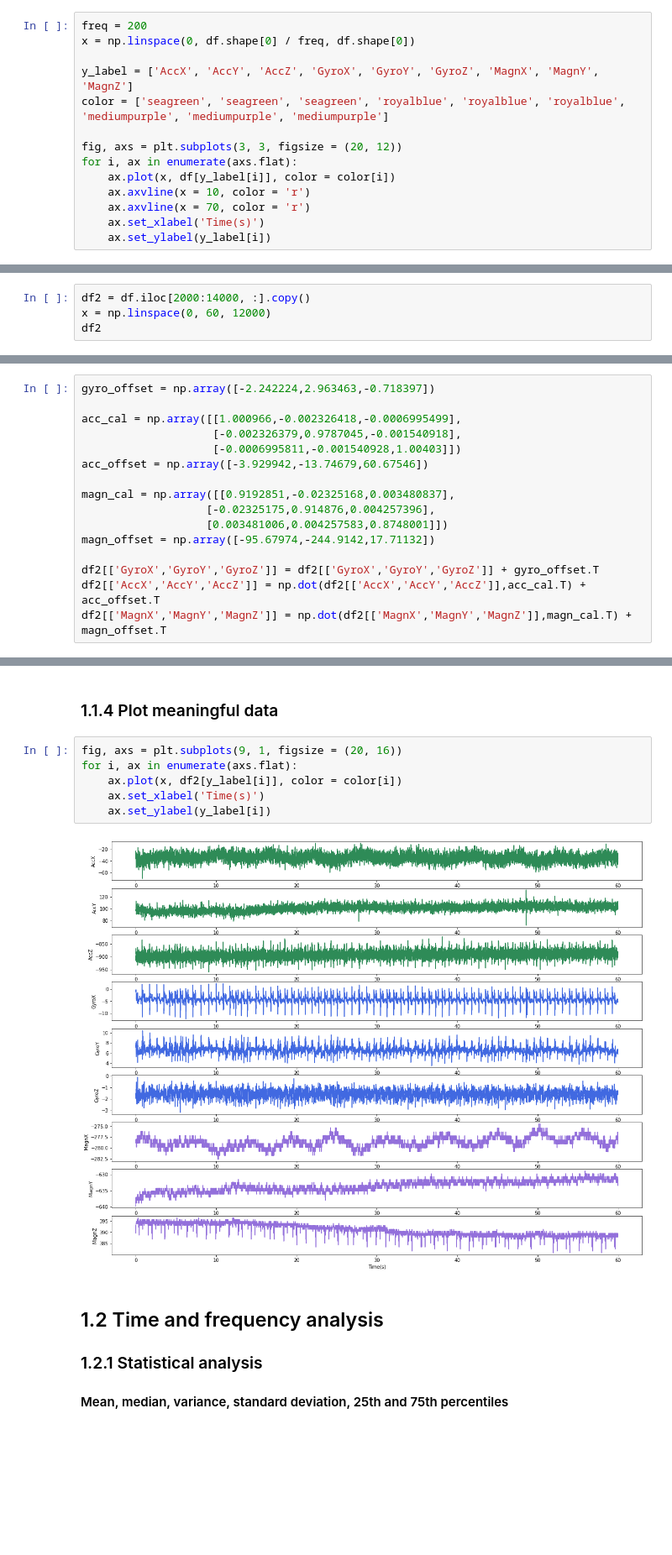
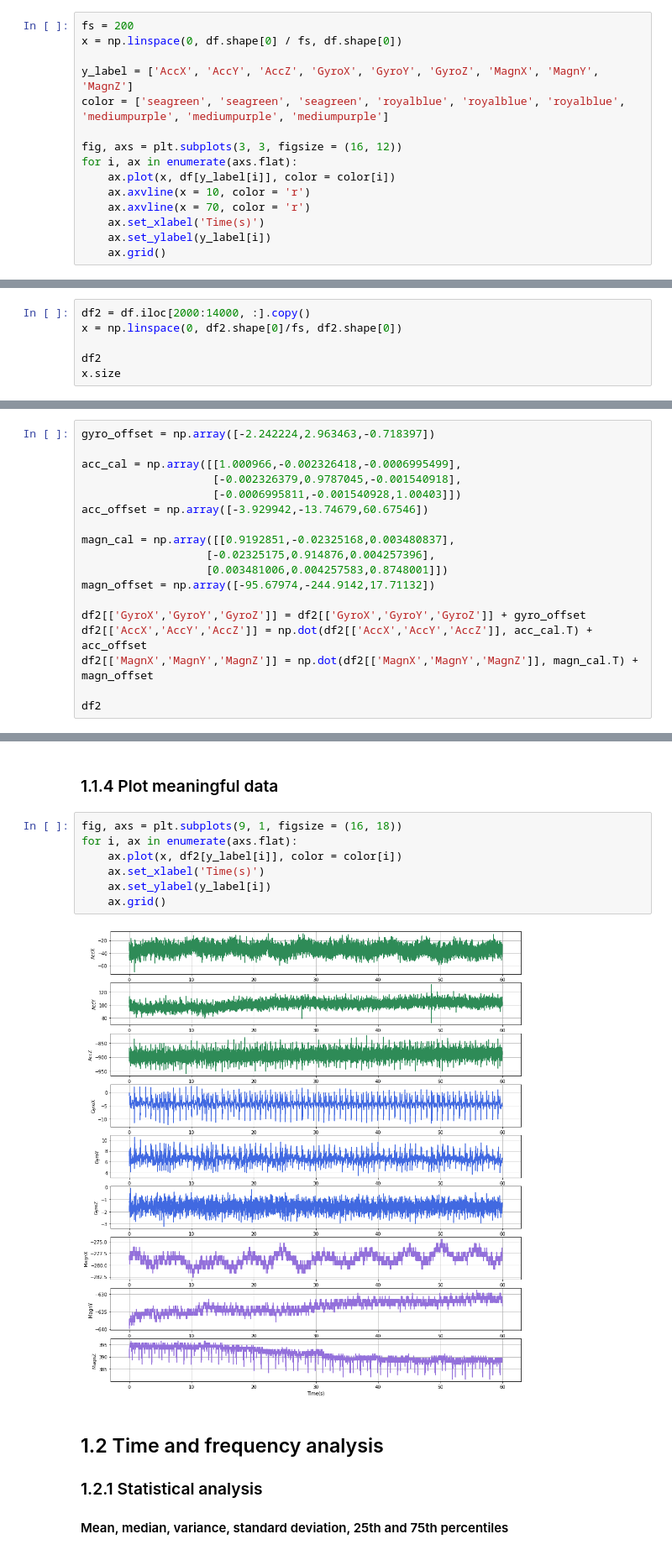
Before and after one commit to Mohsen-Kordi/ProjectRESP, a Jupyter notebook: Project.ipynb, the cells around one changed output, grey strips where cells are left out. Shown at 84% size. Drawn from its saved outputs; the diff is of its cells as text; blank space fills up the shorter version.

```diff
--- a/Project.ipynb
+++ b/Project.ipynb
@@ -127,17 +132,18 @@ df
 
 First and last 10 seconds are very nosy, so we removed those data from the dataset
 # %%
-freq = 200
-x = np.linspace(0, df.shape[0] / freq, df.shape[0])
+fs = 200
+x = np.linspace(0, df.shape[0] / fs, df.shape[0])
 
 y_label = ['AccX', 'AccY', 'AccZ', 'GyroX', 'GyroY', 'GyroZ', 'MagnX', 'MagnY', 'MagnZ']
 color = ['seagreen', 'seagreen', 'seagreen', 'royalblue', 'royalblue', 'royalblue', 'mediumpurple', 'mediumpurple', 'mediumpurple']
 
-fig, axs = plt.subplots(3, 3, figsize = (20, 12))
+fig, axs = plt.subplots(3, 3, figsize = (16, 12))
 for i, ax in enumerate(axs.flat):
     ax.plot(x, df[y_label[i]], color = color[i])
     ax.axvline(x = 10, color = 'r')
     ax.axvline(x = 70, color = 'r')
     ax.set_xlabel('Time(s)')
     ax.set_ylabel(y_label[i])
+    ax.grid()
 # %% [output]
@@ -146,6 +152,8 @@ for i, ax in enumerate(axs.flat):
 #### Meaningful data
 # %%
 df2 = df.iloc[2000:14000, :].copy()
-x = np.linspace(0, 60, 12000)
+x = np.linspace(0, df2.shape[0]/fs, df2.shape[0])
+
 df2
+x.size
 # %% [output]
@@ -177,6 +173,8 @@ magn_cal = np.array([[0.9192851,-0.02325168,0.003480837],
                    [0.003481006,0.004257583,0.8748001]])
 magn_offset = np.array([-95.67974,-244.9142,17.71132])
 
-df2[['GyroX','GyroY','GyroZ']] = df2[['GyroX','GyroY','GyroZ']] + gyro_offset.T
-df2[['AccX','AccY','AccZ']] = np.dot(df2[['AccX','AccY','AccZ']],acc_cal.T) + acc_offset.T
-df2[['MagnX','MagnY','MagnZ']] = np.dot(df2[['MagnX','MagnY','MagnZ']],magn_cal.T) + magn_offset.T
+df2[['GyroX','GyroY','GyroZ']] = df2[['GyroX','GyroY','GyroZ']] + gyro_offset
+df2[['AccX','AccY','AccZ']] = np.dot(df2[['AccX','AccY','AccZ']], acc_cal.T) + acc_offset
+df2[['MagnX','MagnY','MagnZ']] = np.dot(df2[['MagnX','MagnY','MagnZ']], magn_cal.T) + magn_offset
+
+df2
@@ -183,13 +195,14 @@ df2[['MagnX','MagnY','MagnZ']] = np.dot(df2[['MagnX','MagnY','MagnZ']],magn_cal.
 # %% [markdown]
 ### 1.1.4 Plot meaningful data
 # %%
-fig, axs = plt.subplots(9, 1, figsize = (20, 16))
+fig, axs = plt.subplots(9, 1, figsize = (16, 18))
 for i, ax in enumerate(axs.flat):
     ax.plot(x, df2[y_label[i]], color = color[i])
     ax.set_xlabel('Time(s)')
     ax.set_ylabel(y_label[i])
+    ax.grid()
 # %% [output]
-[figure, old version]
+[figure, new version]
 # %% [markdown]
 ## 1.2 Time and frequency analysis
 ### 1.2.1 Statistical analysis
```
Also changed, not shown: parts of 29 cells of this notebook, 1 other file.
